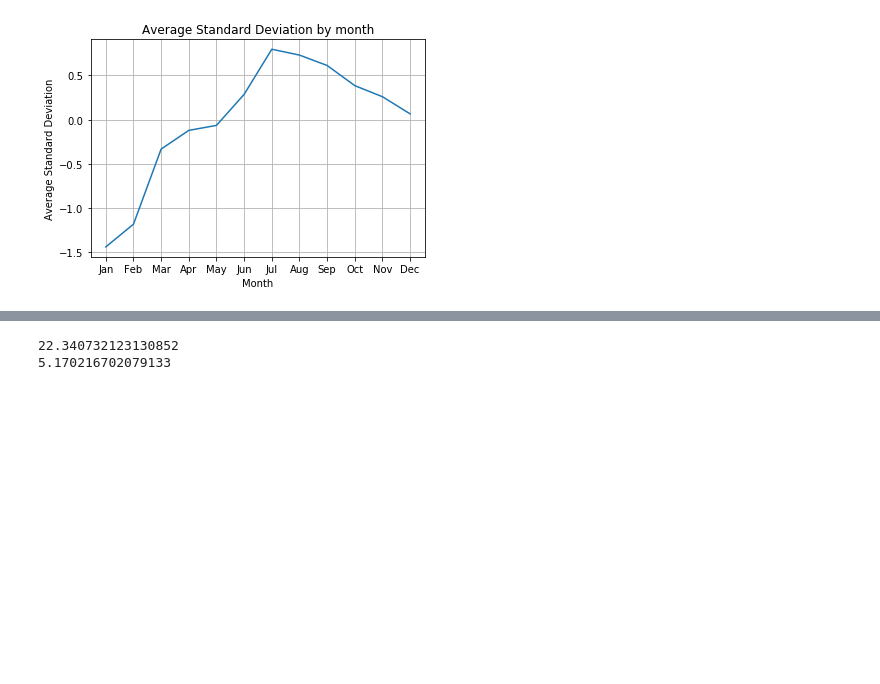
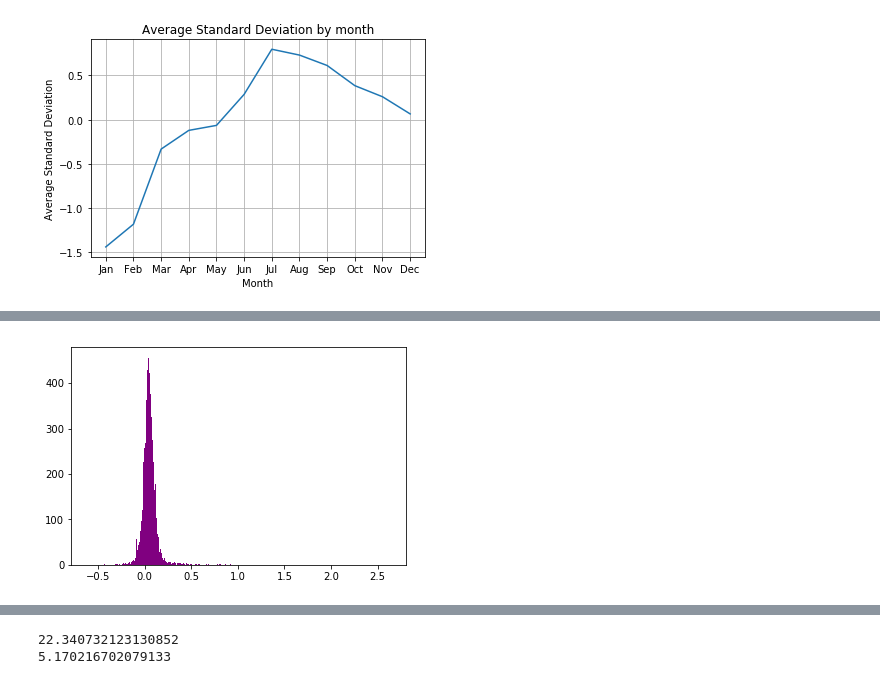
Before and after one commit to CheLinHuang/UCSD-Housing-Cost, a Jupyter notebook: FinalProject.ipynb, the cells around one changed output, grey strips where cells are left out. Saved outputs shown, nothing was run; the diff lists cells and outputs as text; code cells hidden in the pictures; blank space fills up the shorter version.

```diff
--- a/FinalProject.ipynb
+++ b/FinalProject.ipynb
@@ -515,0 +760,6 @@ def findAnnualRateOfGrowth():
+# %%
+# Plotting histograms of the distribution of the percent change in the price of houses from 2012 - 2013
+plt.hist(diff_data["12_13"], 1000, facecolor = 'purple')
+f2 = plt.gcf()
+# %% [output]
+[figure, added]
```
Also changed, not shown: parts of 55 cells of this notebook, 1 other file.
